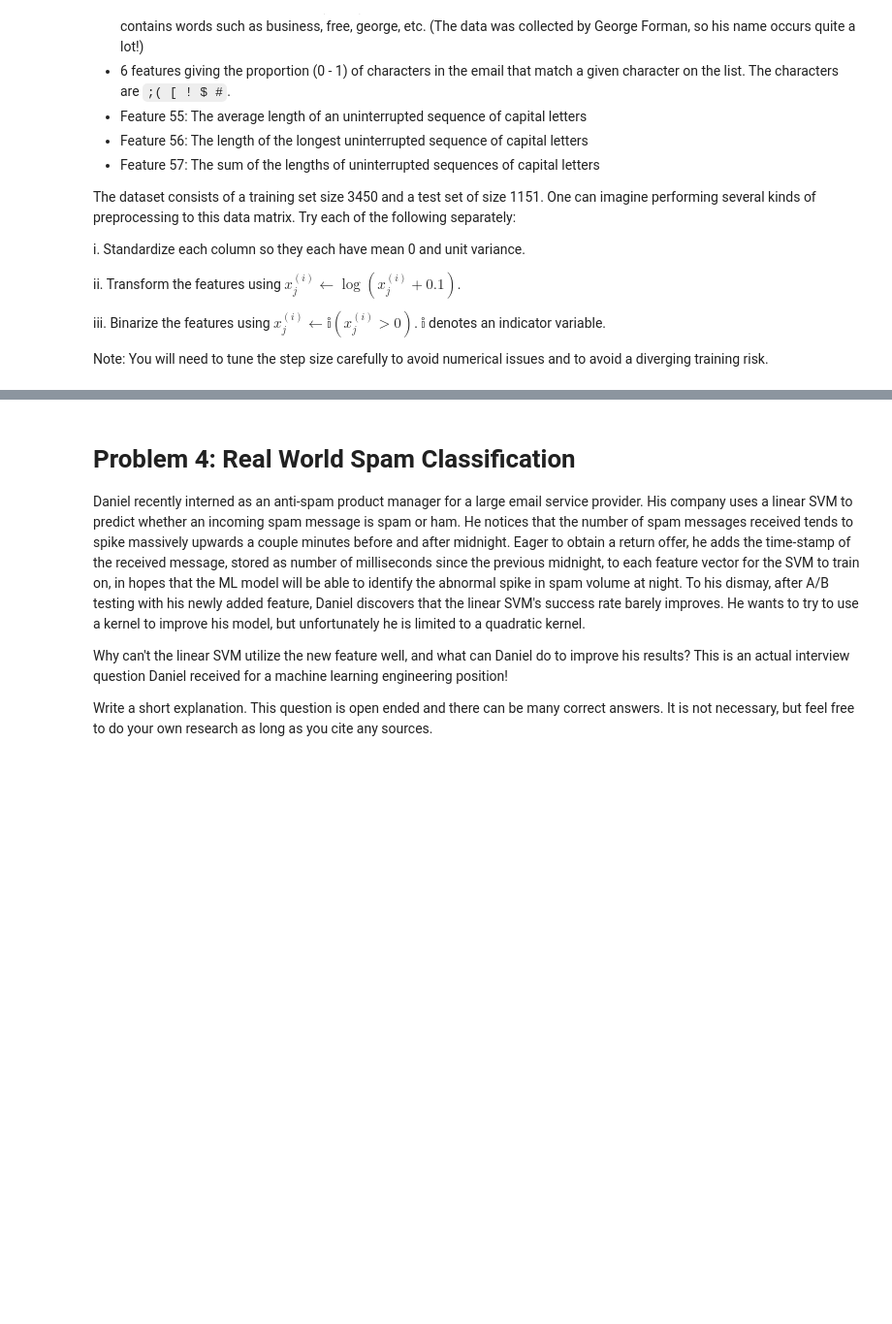
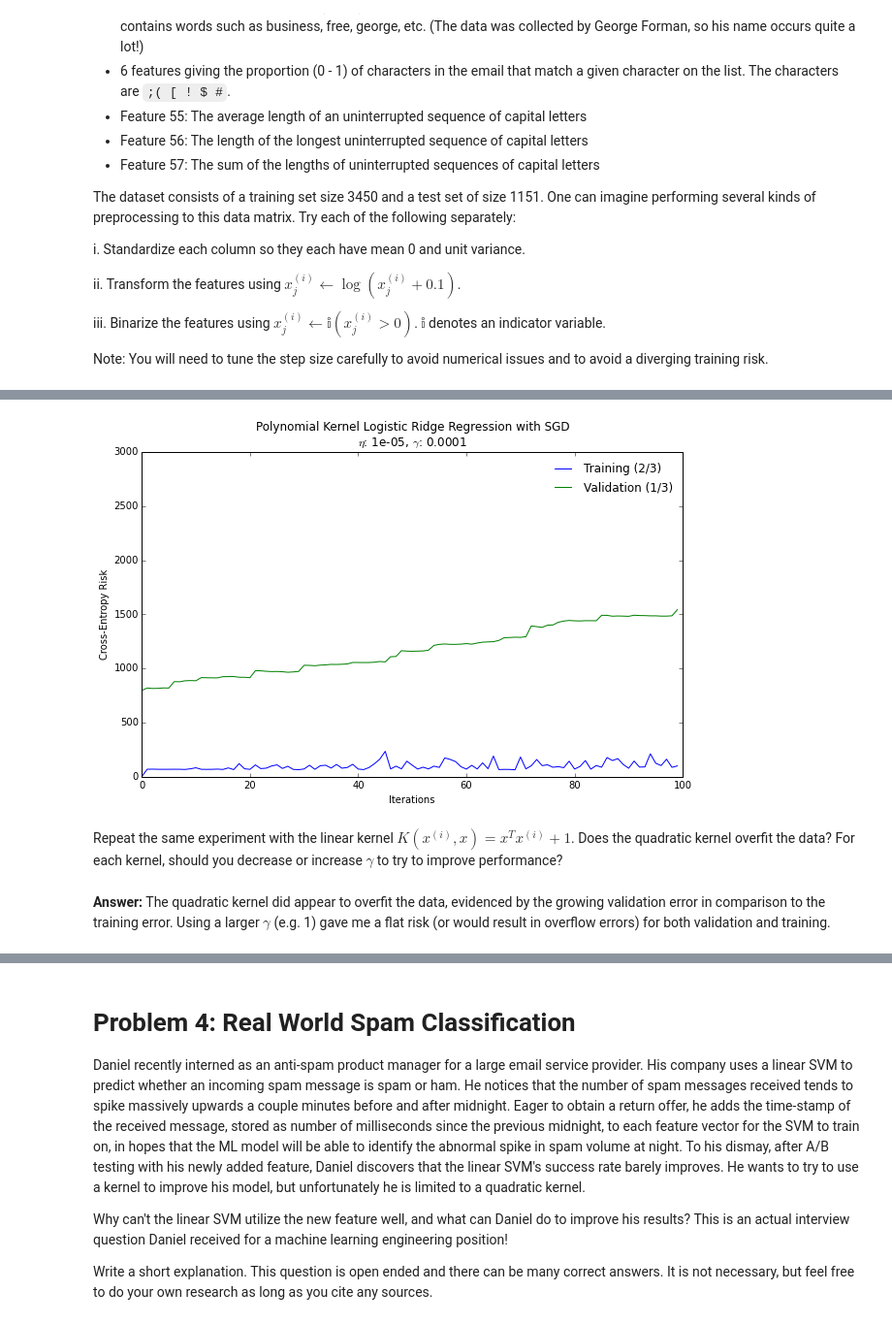
Before and after one commit to semerj/cs289-fall2015, a Jupyter notebook: hw3/CS289a - HW3.ipynb, the cells around one changed output, grey strips where cells are left out. Shown at 97% size. Cells and saved outputs as stored; diff of their text form; code cells hidden in the pictures; blank space fills up the shorter version.

```diff
--- a/hw3/CS289a - HW3.ipynb
+++ b/hw3/CS289a - HW3.ipynb
@@ -429,0 +467,24 @@ NOTE: You are NOT supposed to use any kind of software package for logistic regr
+# %%
+ridge_sgd_eta = 10e-6
+ridge_sgd_gama = 10e-5
+
+ridge_sgd_std, ridge_sgd_std_test = kernel_ridge_sgd(
+    s_Xtrain_std,
+    s_Ytrain,
+    10000,
+    eta=ridge_sgd_eta,
+    gamma=ridge_sgd_gama,
+    fx=fx_poly
+)
+# %%
+plot_risk(data=[ridge_sgd_std, ridge_sgd_std_test],
+          labels=["Training (2/3)", "Validation (1/3)"],
+          title=("Polynomial Kernel Logistic Ridge Regression with SGD\n$\eta$: {}, $\gamma$: {}" \
+                 .format(ridge_sgd_eta, ridge_sgd_gama)),
+          ylim=3000)
+# %% [output]
+[figure, added]
+# %% [markdown]
+Repeat the same experiment with the linear kernel $K(x^{(i)}, x) = x^{T} x^{(i)} + 1$. Does the quadratic kernel overfit the data? For each kernel, should you decrease or increase $\gamma$ to try to improve performance?
+# %% [markdown]
+**Answer:** The quadratic kernel did appear to overfit the data, evidenced by the growing validation error in comparison to the training error. Using a larger $\gamma$ (e.g. 1) gave me a flat risk (or would result in overflow errors) for both validation and training.
```
Also changed, not shown: parts of 63 cells of this notebook.
